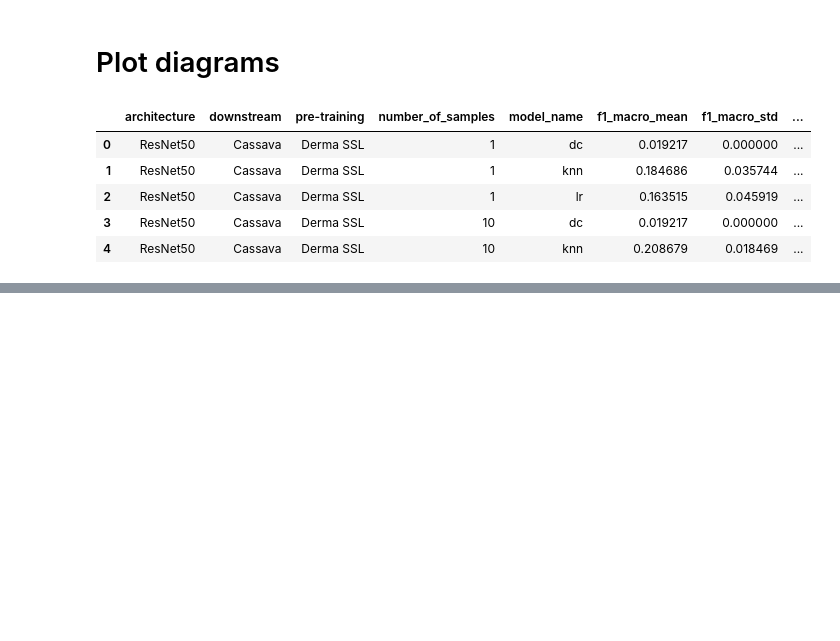
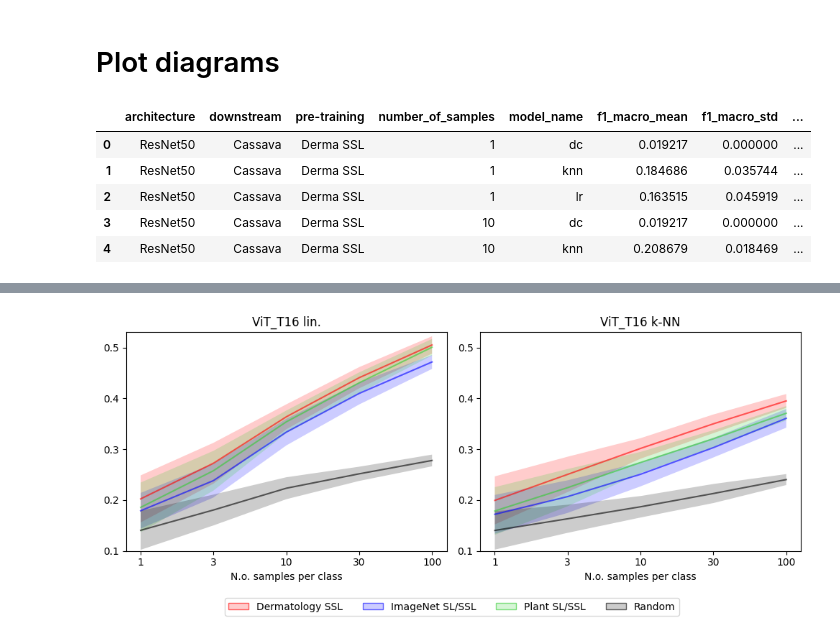
Before and after one commit to AlexanderPeter/thesis, a Jupyter notebook: code/23_plot_subsampling_scores.ipynb, the cells around one changed output, grey strips where cells are left out. Cells and saved outputs as stored; diff of their text form; code cells hidden in the pictures; blank space fills up the shorter version.

```diff
--- a/code/23_plot_subsampling_scores.ipynb
+++ b/code/23_plot_subsampling_scores.ipynb
@@ -271,0 +272,29 @@ plt.savefig(f"../images/lines_{postfix}.png", bbox_inches="tight")
+# %%
+y_lims = [0.1, 0.53]
+
+fig, axes = plt.subplots(
+    figsize=(10, 4),
+    nrows=1,
+    ncols=2,
+    squeeze=False,
+)
+
+legend_elements = {}
+plot_line_axis(
+    axes[0][0], f"{architectures[1]} lin.", df_plot_5, legend_elements, architectures[1]
+)
+plot_line_axis(
+    axes[0][1], f"{architectures[1]} k-NN", df_plot_4, legend_elements, architectures[1]
+)
+
+fig.tight_layout()
+fig.legend(
+    handles=list(legend_elements.values()),
+    loc="upper center",
+    bbox_to_anchor=(0.5, 0),
+    ncol=len(legend_elements),
+)
+postfix = selected_downstream.lower().replace(" ", "_")
+plt.savefig(f"../images/lines_{postfix}_{architectures[1]}.png", bbox_inches="tight")
+# %% [output]
+[figure, added]
```
Also changed, not shown: parts of 2 cells of this notebook, 9 other files.
